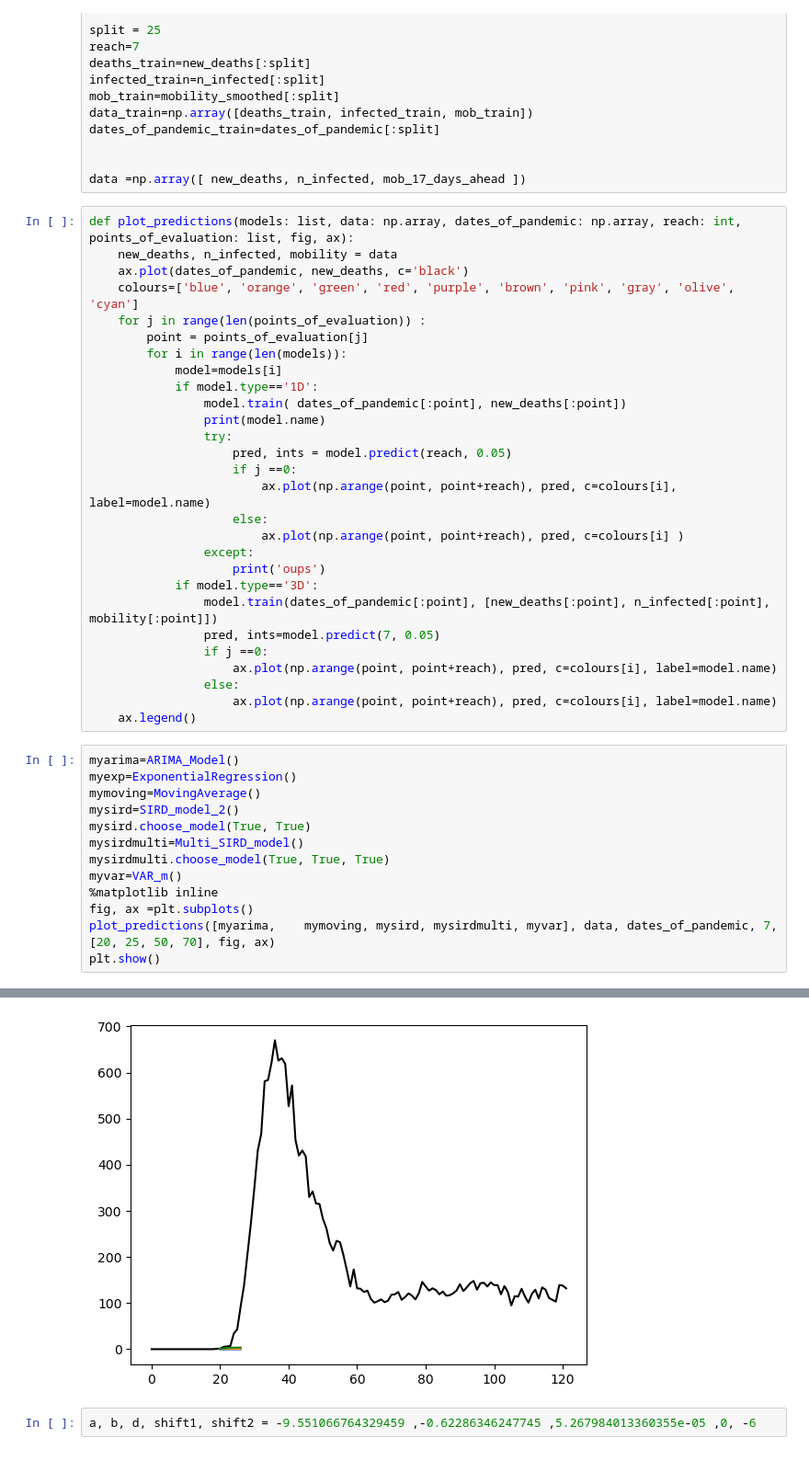
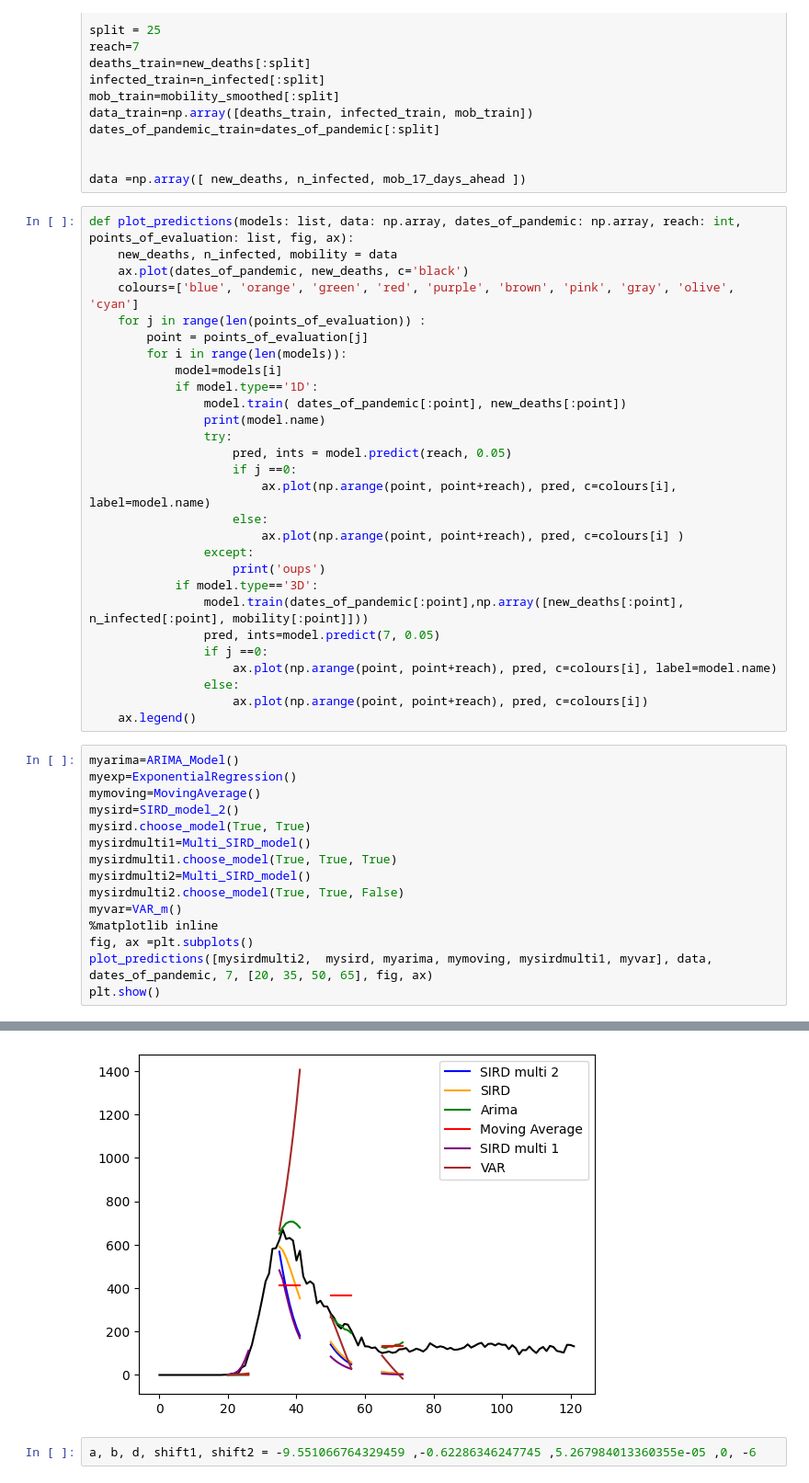
Before and after one commit to gregoirebechade/covid_internship, a Jupyter notebook: 04_exploring.ipynb, the cells around one changed output, grey strips where cells are left out. Shown at 92% size. Cells and saved outputs as stored; diff of their text form.

```diff
--- a/04_exploring.ipynb
+++ b/04_exploring.ipynb
@@ -88,12 +88,12 @@ def plot_predictions(models: list, data: np.array, dates_of_pandemic: np.array,
                 except:
                     print('oups')
             if model.type=='3D':
-                model.train(dates_of_pandemic[:point], [new_deaths[:point], n_infected[:point], mobility[:point]])
+                model.train(dates_of_pandemic[:point],np.array([new_deaths[:point], n_infected[:point], mobility[:point]]))
                 pred, ints=model.predict(7, 0.05)
                 if j ==0:
                     ax.plot(np.arange(point, point+reach), pred, c=colours[i], label=model.name)
                 else:
-                    ax.plot(np.arange(point, point+reach), pred, c=colours[i], label=model.name)
+                    ax.plot(np.arange(point, point+reach), pred, c=colours[i])
     ax.legend()
 # %%
 myarima=ARIMA_Model()
@@ -101,12 +101,14 @@ myexp=ExponentialRegression()
 mymoving=MovingAverage()
 mysird=SIRD_model_2()
 mysird.choose_model(True, True)
-mysirdmulti=Multi_SIRD_model()
-mysirdmulti.choose_model(True, True, True)
+mysirdmulti1=Multi_SIRD_model()
+mysirdmulti1.choose_model(True, True, True)
+mysirdmulti2=Multi_SIRD_model()
+mysirdmulti2.choose_model(True, True, False)
 myvar=VAR_m()
 %matplotlib inline
 fig, ax =plt.subplots()
-plot_predictions([myarima,    mymoving, mysird, mysirdmulti, myvar], data, dates_of_pandemic, 7, [20, 25, 50, 70], fig, ax)
+plot_predictions([mysirdmulti2,  mysird, myarima, mymoving, mysirdmulti1, myvar], data, dates_of_pandemic, 7, [20, 35, 50, 65], fig, ax)
 plt.show()
 # %% [output]
 Taking I into account
@@ -133,4 +204,4 @@ KeyboardInterrupt:
-[figure, old version]
+[figure, new version]
 # %%
 a, b, d, shift1, shift2 = -9.551066764329459 ,-0.62286346247745 ,5.267984013360355e-05 ,0, -6
 # %%
```
Also changed, not shown: parts of 1 cell of this notebook, 1 other file.
